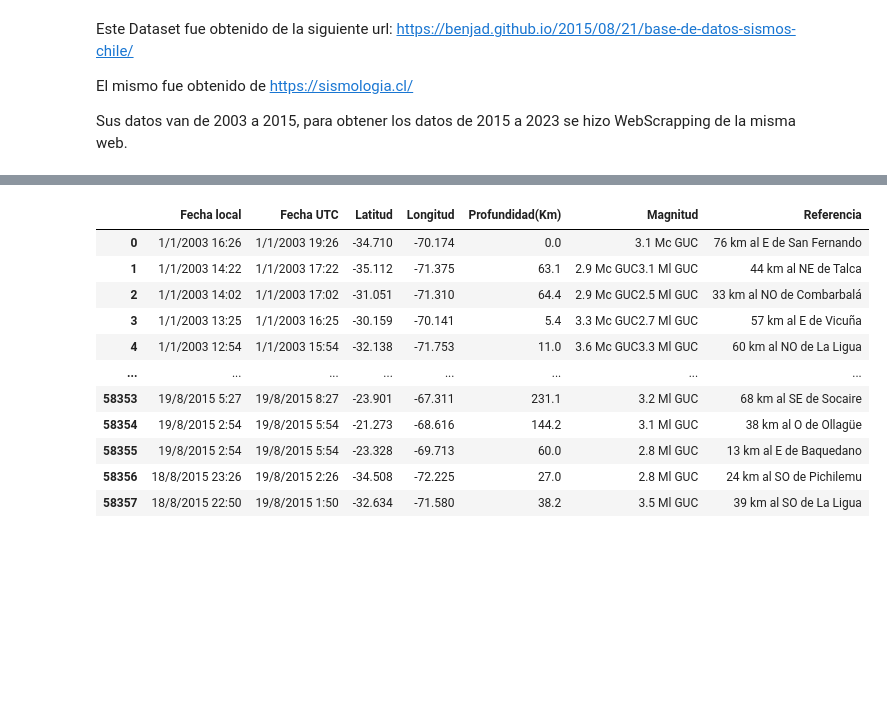
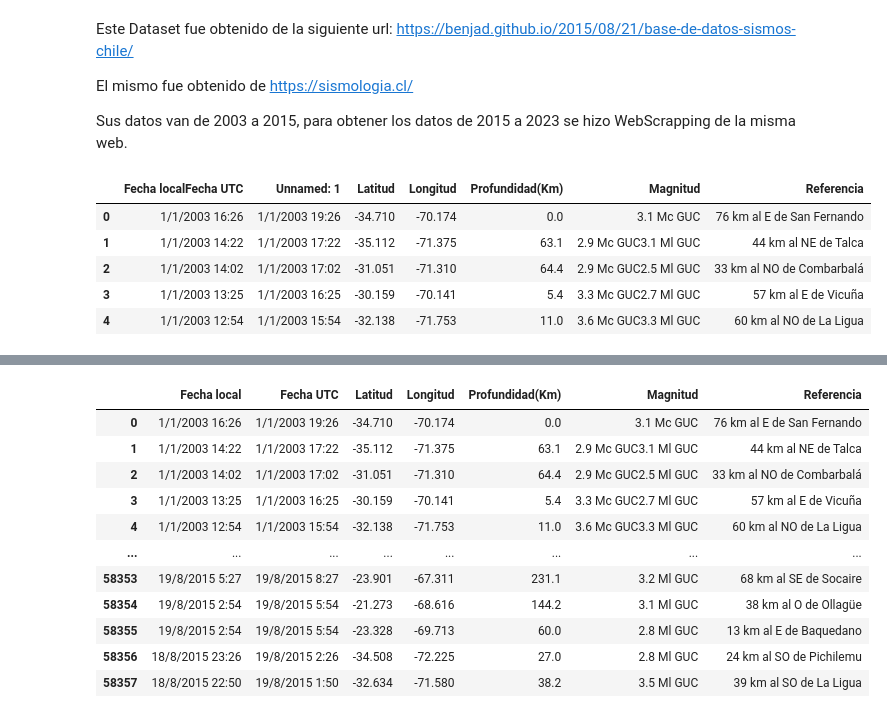
Before and after one commit to Macagonzalezamico/ProyectoSismo, a Jupyter notebook: code/eda/EDA Chile.ipynb, the cells around one changed output, grey strips where cells are left out. Saved outputs shown, nothing was run; the diff lists cells and outputs as text; code cells hidden in the pictures; blank space fills up the shorter version.

```diff
--- a/code/eda/EDA Chile.ipynb
+++ b/code/eda/EDA Chile.ipynb
@@ -9,3 +11,12 @@ Sus datos van de 2003 a 2015, para obtener los datos de 2015 a 2023 se hizo WebS
 # %%
 #Para importar el primer Dataset de sismos entre 2003 y 2015:
 SismosChile1 = pd.read_csv("Datasets/SismosChile2003-2015.csv")
+# %%
+SismosChile1.head(5)
+# %% [output]
+|  | Fecha localFecha UTC | Unnamed: 1 | Latitud | Longitud | Profundidad(Km) | Magnitud | Referencia |
+| 0 | 1/1/2003 16:26 | 1/1/2003 19:26 | -34.710 | -70.174 | 0.0 | 3.1 Mc GUC | 76 km al E de San Fernando |
+| 1 | 1/1/2003 14:22 | 1/1/2003 17:22 | -35.112 | -71.375 | 63.1 | 2.9 Mc GUC3.1 Ml GUC | 44 km al NE de Talca |
+| 2 | 1/1/2003 14:02 | 1/1/2003 17:02 | -31.051 | -71.310 | 64.4 | 2.9 Mc GUC2.5 Ml GUC | 33 km al NO de Combarbalá |
+| 3 | 1/1/2003 13:25 | 1/1/2003 16:25 | -30.159 | -70.141 | 5.4 | 3.3 Mc GUC2.7 Ml GUC | 57 km al E de Vicuña |
+| 4 | 1/1/2003 12:54 | 1/1/2003 15:54 | -32.138 | -71.753 | 11.0 | 3.6 Mc GUC3.3 Ml GUC | 60 km al NO de La Ligua |
```
Also changed, not shown: parts of 6 cells of this notebook.
